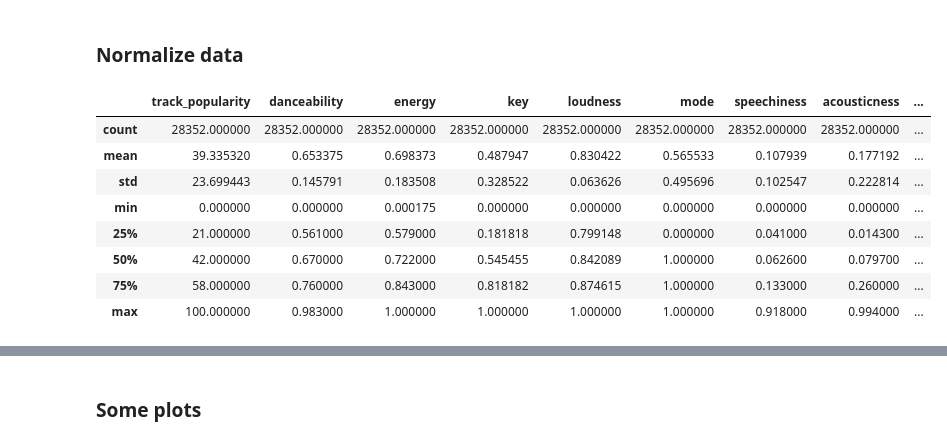
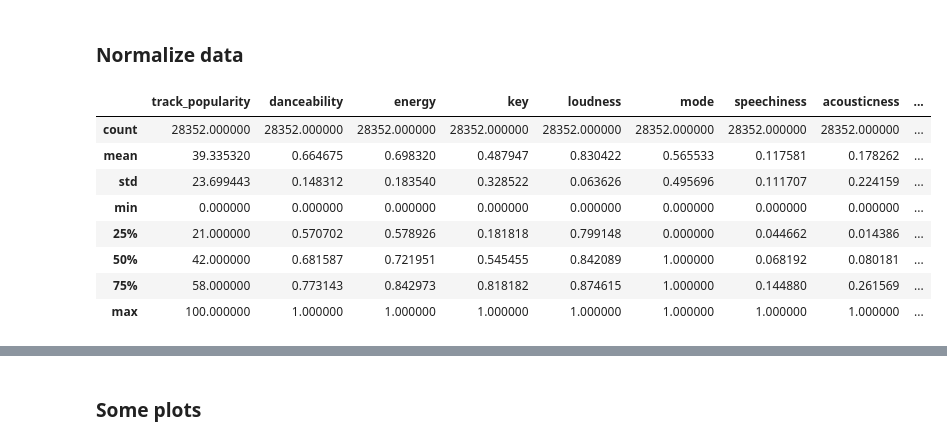
Before and after one commit to EliotAtlani/hit-predict, a Jupyter notebook: notebooks/pre-processing.ipynb, the cells around one changed output, grey strips where cells are left out. Drawn from its saved outputs; the diff is of its cells as text; code cells hidden in the pictures.

Commit message:
Data Folder + More delicate preprocessing of the duplicates
I added more delicate preprocessing of the duplicates and stopped after the normalize part for now + Added the data

```diff
--- a/notebooks/pre-processing.ipynb
+++ b/notebooks/pre-processing.ipynb
@@ -69,5 +122,4 @@ NB: Some duplicates are the same song just from different playlist, however some
 # %%
-df = df.drop_duplicates(subset=['track_id'], keep="last")
-
-print(f"Len DF {len(df)}")
+df_duplicated_track_id = df.drop_duplicates(subset=['track_id'])
+print(f"Len of df before - after duplicates removal = {len(df)} - {len(df_duplicated_track_id)} = {len(df) - len(df_duplicated_track_id)}")
 # %% [output]
@@ -74,0 +174,4 @@ Len DF 28352
+# %%
+df = final_df
+print(df['playlist_genre'].value_counts())
+print(df['playlist_subgenre'].value_counts())
@@ -75,27 +219,28 @@ Len DF 28352
 # %%
 ### Drop all useless columns
-df = df.drop(
-    ["track_id", "track_album_id", "playlist_id", "track_name", "track_album_name","playlist_name"],
-    axis=1,
-)
+
+# df = df.drop(
+#     ["track_id", "track_album_id", "playlist_id", "track_name", "track_album_name", "playlist_name"],
+#     axis=1,
+# )
 # %% [markdown]
 ### Normalize data
 # %%
 scaler = MinMaxScaler()
 
-columns_to_normalize = ["key", "loudness"]
+columns_to_normalize = ["key", "loudness", "danceability", "energy", "speechiness", "acousticness", "instrumentalness", "liveness", "valence"]
 df[columns_to_normalize] = scaler.fit_transform(df[columns_to_normalize])
 df.describe()
 # %% [output]
 |  | track_popularity | danceability | energy | key | loudness | mode | speechiness | acousticness | ... |
 | count | 28352.000000 | 28352.000000 | 28352.000000 | 28352.000000 | 28352.000000 | 28352.000000 | 28352.000000 | 28352.000000 | ... |
-| mean | 39.335320 | 0.653375 | 0.698373 | 0.487947 | 0.830422 | 0.565533 | 0.107939 | 0.177192 | ... |
-| std | 23.699443 | 0.145791 | 0.183508 | 0.328522 | 0.063626 | 0.495696 | 0.102547 | 0.222814 | ... |
-| min | 0.000000 | 0.000000 | 0.000175 | 0.000000 | 0.000000 | 0.000000 | 0.000000 | 0.000000 | ... |
-| 25% | 21.000000 | 0.561000 | 0.579000 | 0.181818 | 0.799148 | 0.000000 | 0.041000 | 0.014300 | ... |
-| 50% | 42.000000 | 0.670000 | 0.722000 | 0.545455 | 0.842089 | 1.000000 | 0.062600 | 0.079700 | ... |
-| 75% | 58.000000 | 0.760000 | 0.843000 | 0.818182 | 0.874615 | 1.000000 | 0.133000 | 0.260000 | ... |
-| max | 100.000000 | 0.983000 | 1.000000 | 1.000000 | 1.000000 | 1.000000 | 0.918000 | 0.994000 | ... |
+| mean | 39.335320 | 0.664675 | 0.698320 | 0.487947 | 0.830422 | 0.565533 | 0.117581 | 0.178262 | ... |
+| std | 23.699443 | 0.148312 | 0.183540 | 0.328522 | 0.063626 | 0.495696 | 0.111707 | 0.224159 | ... |
+| min | 0.000000 | 0.000000 | 0.000000 | 0.000000 | 0.000000 | 0.000000 | 0.000000 | 0.000000 | ... |
+| 25% | 21.000000 | 0.570702 | 0.578926 | 0.181818 | 0.799148 | 0.000000 | 0.044662 | 0.014386 | ... |
+| 50% | 42.000000 | 0.681587 | 0.721951 | 0.545455 | 0.842089 | 1.000000 | 0.068192 | 0.080181 | ... |
+| 75% | 58.000000 | 0.773143 | 0.842973 | 0.818182 | 0.874615 | 1.000000 | 0.144880 | 0.261569 | ... |
+| max | 100.000000 | 1.000000 | 1.000000 | 1.000000 | 1.000000 | 1.000000 | 1.000000 | 1.000000 | ... |
 # %%
 unique_values = df["playlist_genre"].unique()
 
```
Also changed, not shown: parts of 27 cells of this notebook, 4 other files.
